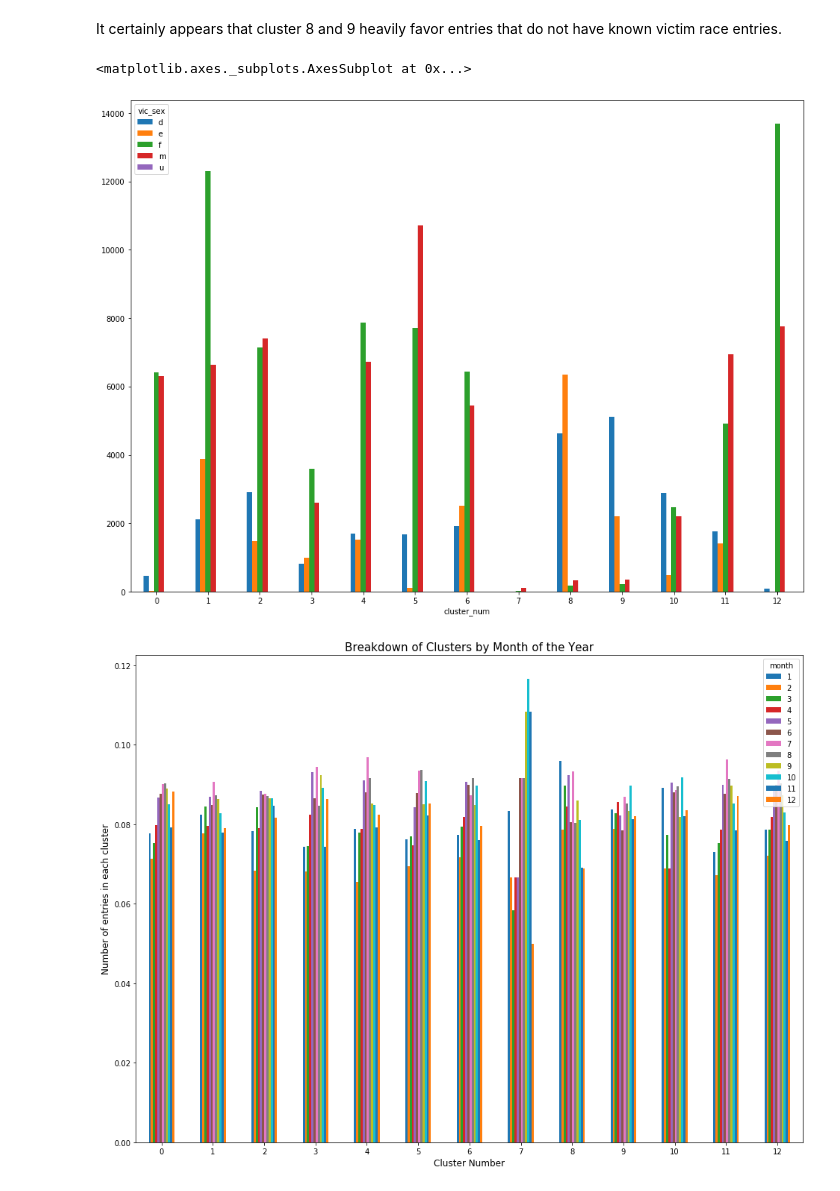
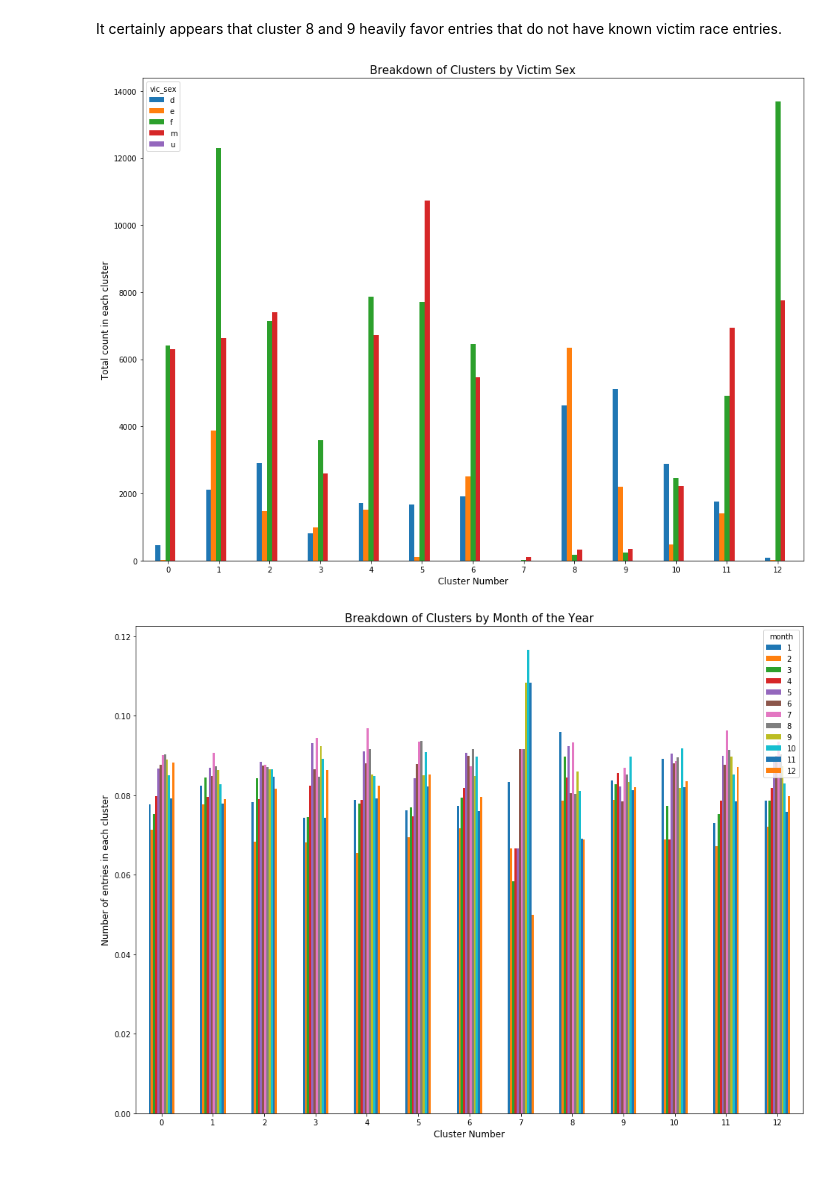
Before and after one commit to tlunderwood2014/nyc_crime_analysis, a Jupyter notebook: Crime_Analysis.ipynb, the cells around one changed output. Drawn from its saved outputs; the diff is of its cells as text; code cells hidden in the pictures.

```diff
--- a/Crime_Analysis.ipynb
+++ b/Crime_Analysis.ipynb
@@ -373,9 +371,11 @@ sample.groupby('cluster_num').vic_race.value_counts().unstack().plot.bar(rot = 0
 It certainly appears that cluster 8 and 9 heavily favor entries that do not have known victim race entries.
 # %%
 sample.groupby('cluster_num').vic_sex.value_counts().unstack().plot.bar(rot = 0, figsize = (16, 12))
+plt.title('Breakdown of Clusters by Victim Sex', fontsize = 15)
+plt.xlabel('Cluster Number', fontsize = 12)
+plt.ylabel('Total count in each cluster', fontsize = 12);
 # %% [output]
-<matplotlib.axes._subplots.AxesSubplot at 0x...>
-[figure, old version]
+[figure, new version]
 # %%
 sample.groupby('cluster_num').month.value_counts(normalize = True).unstack().plot.bar(rot = 0, figsize = (16, 12))
 plt.title('Breakdown of Clusters by Month of the Year', fontsize = 15)
```
Also changed, not shown: parts of 10 cells of this notebook.
